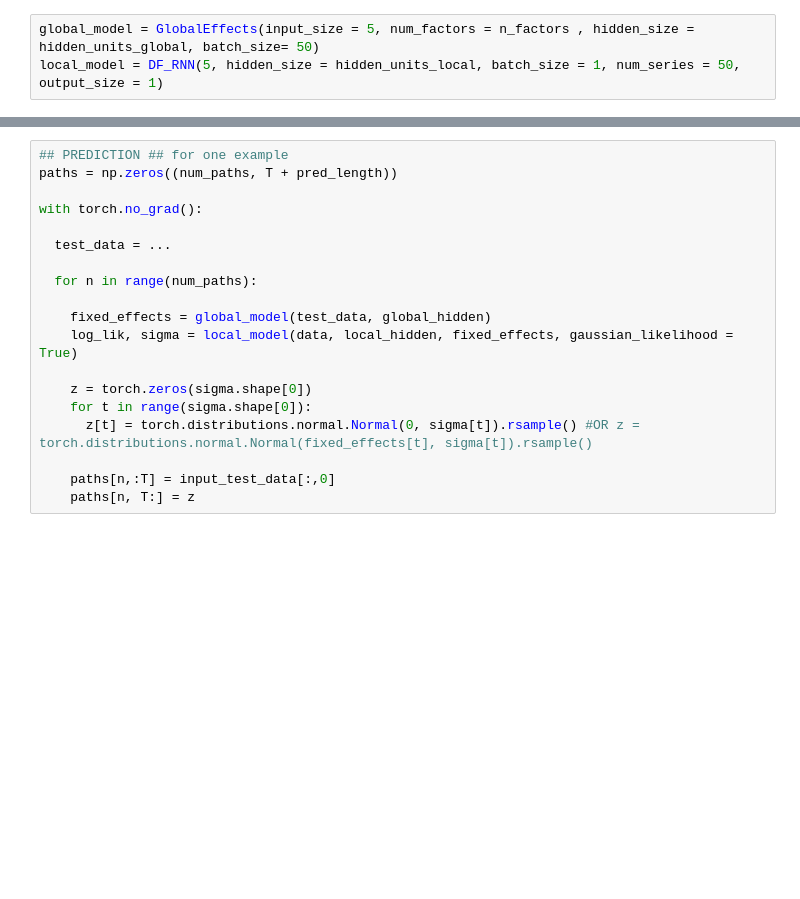
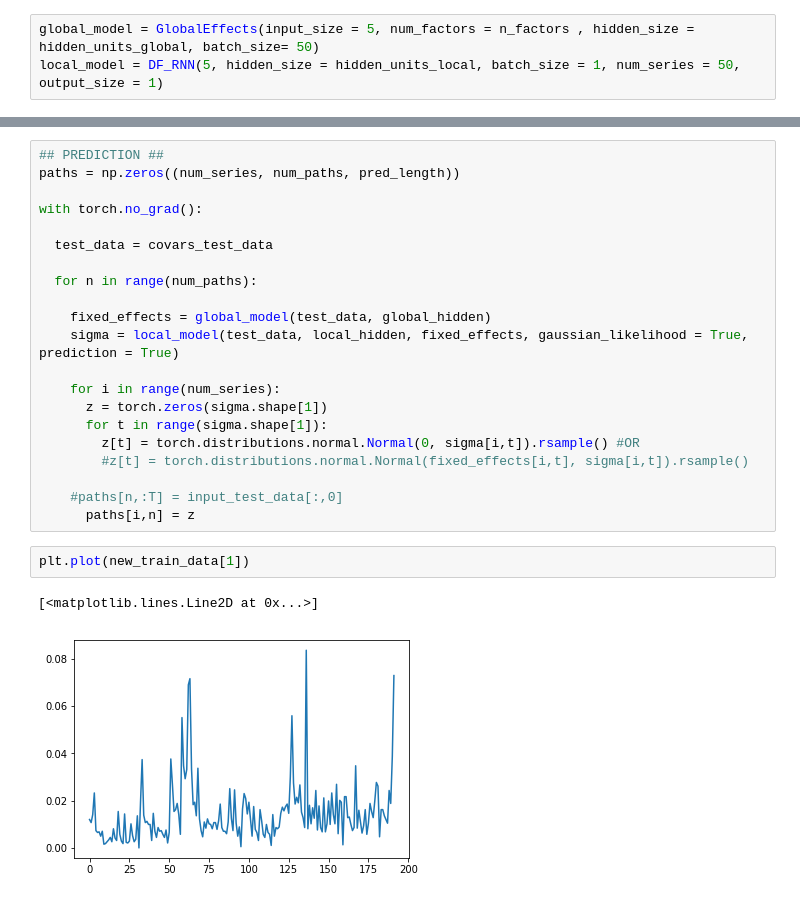
Before and after one commit to emilyj19/TS, a Jupyter notebook: Deep_Factors.ipynb, the cells around one changed output, grey strips where cells are left out. Saved outputs shown, nothing was run; the diff lists cells and outputs as text; blank space fills up the shorter version.

```diff
--- a/Deep_Factors.ipynb
+++ b/Deep_Factors.ipynb
@@ -315,19 +338,26 @@ T = ??
 # %%
-## PREDICTION ## for one example
-paths = np.zeros((num_paths, T + pred_length))
+## PREDICTION ##
+paths = np.zeros((num_series, num_paths, pred_length))
 
 with torch.no_grad():
 
-  test_data = ...
+  test_data = covars_test_data
 
   for n in range(num_paths):
 
     fixed_effects = global_model(test_data, global_hidden)
-    log_lik, sigma = local_model(data, local_hidden, fixed_effects, gaussian_likelihood = True)
+    sigma = local_model(test_data, local_hidden, fixed_effects, gaussian_likelihood = True, prediction = True)
 
-    z = torch.zeros(sigma.shape[0])
-    for t in range(sigma.shape[0]):
-      z[t] = torch.distributions.normal.Normal(0, sigma[t]).rsample() #OR z = torch.distributions.normal.Normal(fixed_effects[t], sigma[t]).rsample()
+    for i in range(num_series):
+      z = torch.zeros(sigma.shape[1])
+      for t in range(sigma.shape[1]):
+        z[t] = torch.distributions.normal.Normal(0, sigma[i,t]).rsample() #OR
+        #z[t] = torch.distributions.normal.Normal(fixed_effects[i,t], sigma[i,t]).rsample()
 
-    paths[n,:T] = input_test_data[:,0]
-    paths[n, T:] = z
+    #paths[n,:T] = input_test_data[:,0]
+      paths[i,n] = z
+# %%
+plt.plot(new_train_data[1])
+# %% [output]
+[<matplotlib.lines.Line2D at 0x...>]
+[figure, added]
```
Also changed, not shown: parts of 13 cells of this notebook.
